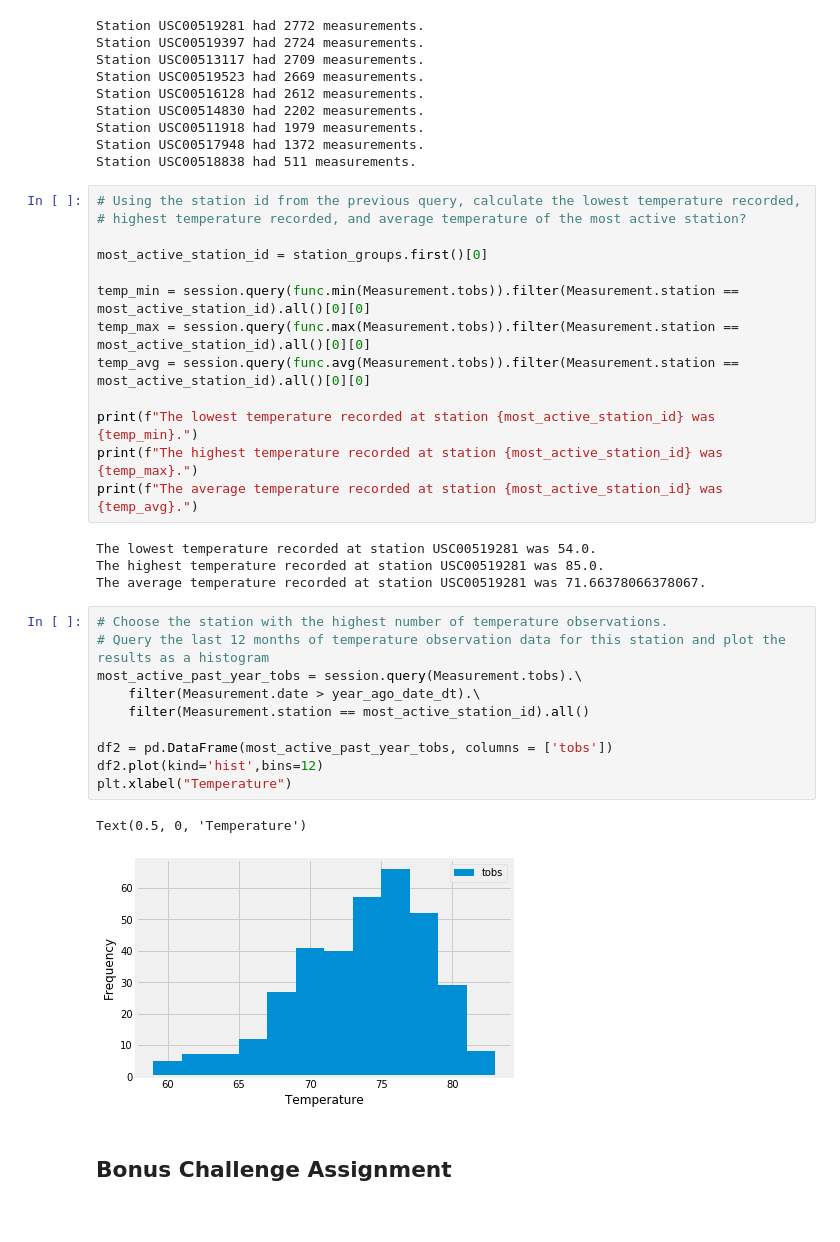
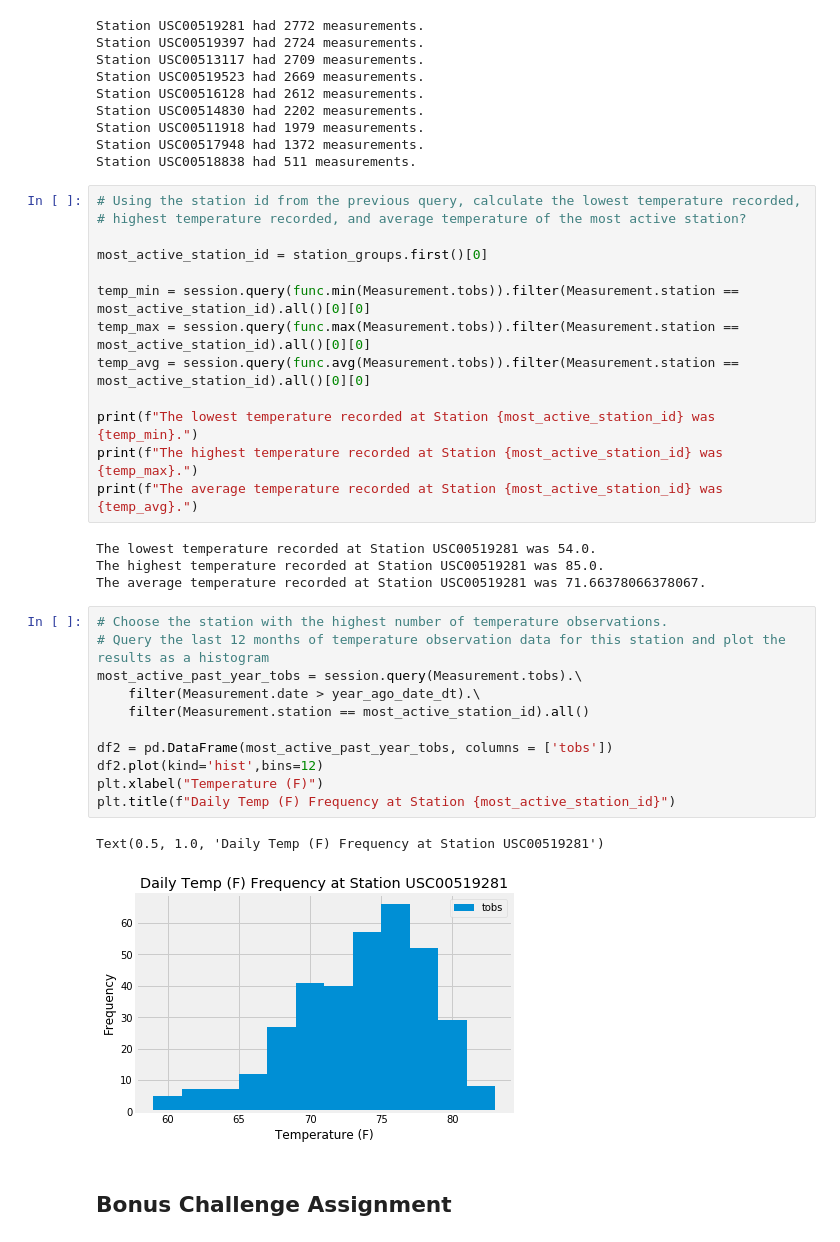
Before and after one commit to DigBaseball/sqlalchemy-challenge, a Jupyter notebook: climate_starter.ipynb, the cells around one changed output. Cells and saved outputs as stored; diff of their text form.

```diff
--- a/climate_starter.ipynb
+++ b/climate_starter.ipynb
@@ -141,26 +162,27 @@ temp_min = session.query(func.min(Measurement.tobs)).filter(Measurement.station
 temp_max = session.query(func.max(Measurement.tobs)).filter(Measurement.station == most_active_station_id).all()[0][0]
 temp_avg = session.query(func.avg(Measurement.tobs)).filter(Measurement.station == most_active_station_id).all()[0][0]
 
-print(f"The lowest temperature recorded at station {most_active_station_id} was {temp_min}.")
-print(f"The highest temperature recorded at station {most_active_station_id} was {temp_max}.")
-print(f"The average temperature recorded at station {most_active_station_id} was {temp_avg}.")
+print(f"The lowest temperature recorded at Station {most_active_station_id} was {temp_min}.")
+print(f"The highest temperature recorded at Station {most_active_station_id} was {temp_max}.")
+print(f"The average temperature recorded at Station {most_active_station_id} was {temp_avg}.")
 # %% [output]
-The lowest temperature recorded at station USC00519281 was 54.0.
-The highest temperature recorded at station USC00519281 was 85.0.
-The average temperature recorded at station USC00519281 was 71.66378066378067.
+The lowest temperature recorded at Station USC00519281 was 54.0.
+The highest temperature recorded at Station USC00519281 was 85.0.
+The average temperature recorded at Station USC00519281 was 71.66378066378067.
 # %%
 # Choose the station with the highest number of temperature observations.
 # Query the last 12 months of temperature observation data for this station and plot the results as a histogram
 most_active_past_year_tobs = session.query(Measurement.tobs).\
     filter(Measurement.date > year_ago_date_dt).\
     filter(Measurement.station == most_active_station_id).all()
 
 df2 = pd.DataFrame(most_active_past_year_tobs, columns = ['tobs'])
 df2.plot(kind='hist',bins=12)
-plt.xlabel("Temperature")
+plt.xlabel("Temperature (F)")
+plt.title(f"Daily Temp (F) Frequency at Station {most_active_station_id}")
 # %% [output]
-Text(0.5, 0, 'Temperature')
+Text(0.5, 1.0, 'Daily Temp (F) Frequency at Station USC00519281')
-[figure, old version]
+[figure, new version]
 # %% [markdown]
 ## Bonus Challenge Assignment
 # %%
```
Also changed, not shown: parts of 8 cells of this notebook, 1 other file.
